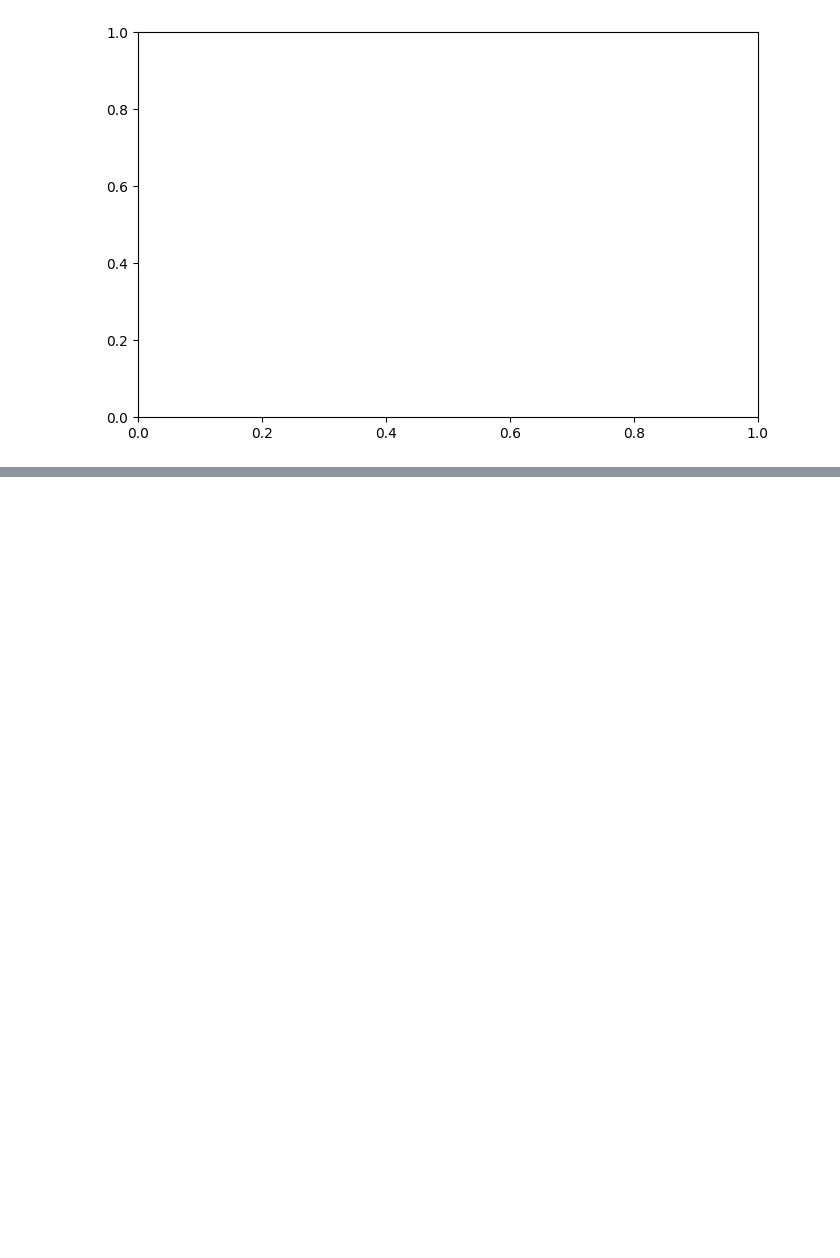
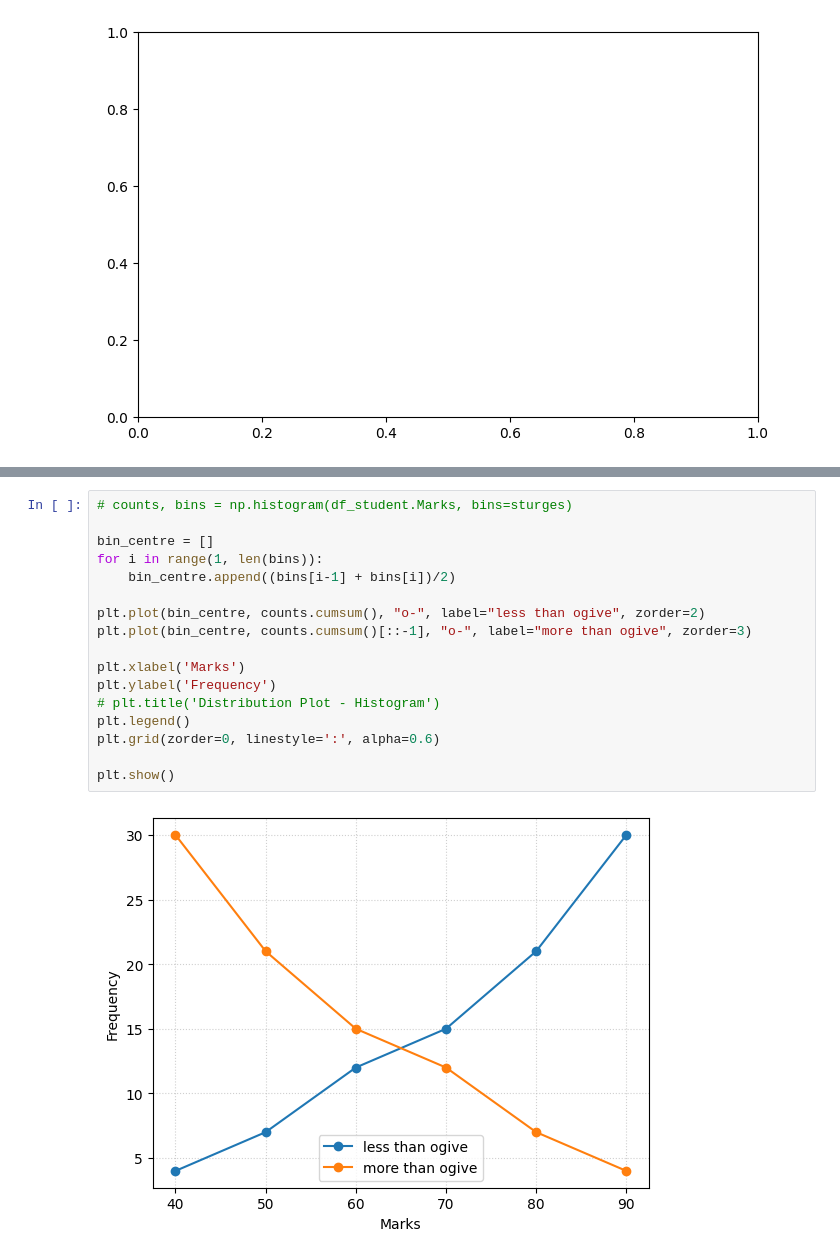
Before and after one commit to HKSinha510/college, a Jupyter notebook: sem-4/AI403/assign/exp3.ipynb, the cells around one changed output, grey strips where cells are left out. Drawn from its saved outputs; the diff is of its cells as text; blank space fills up the shorter version.

```diff
--- a/sem-4/AI403/assign/exp3.ipynb
+++ b/sem-4/AI403/assign/exp3.ipynb
@@ -99,0 +116,19 @@ TypeError: float() argument must be a string or a real number, not 'pandas._libs
+# %%
+# counts, bins = np.histogram(df_student.Marks, bins=sturges)
+
+bin_centre = []
+for i in range(1, len(bins)):
+    bin_centre.append((bins[i-1] + bins[i])/2)
+
+plt.plot(bin_centre, counts.cumsum(), "o-", label="less than ogive", zorder=2)
+plt.plot(bin_centre, counts.cumsum()[::-1], "o-", label="more than ogive", zorder=3)
+
+plt.xlabel('Marks')
+plt.ylabel('Frequency')
+# plt.title('Distribution Plot - Histogram')
+plt.legend()
+plt.grid(zorder=0, linestyle=':', alpha=0.6)
+
+plt.show()
+# %% [output]
+[figure, added]
```
Also changed, not shown: parts of 4 cells of this notebook, 29 other files.
